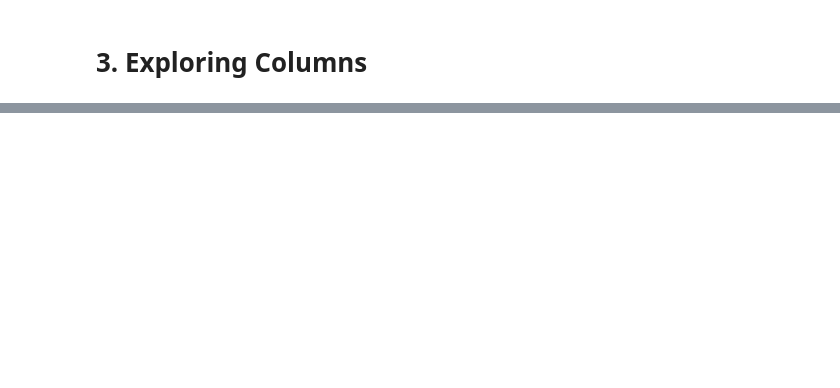
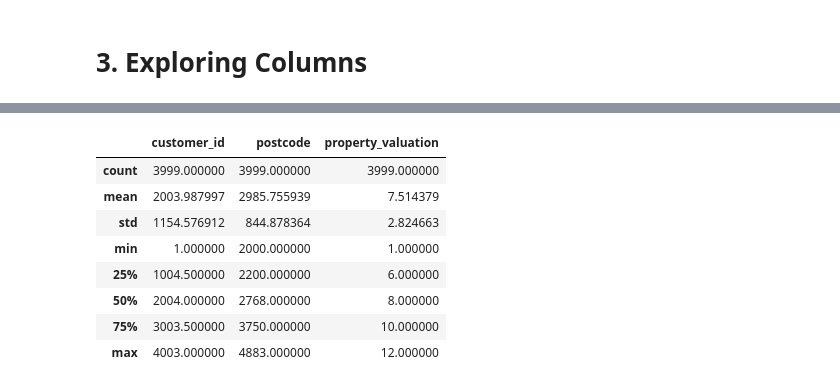
Before and after one commit to Pritam-Patra/kpmg_module1, a Jupyter notebook: module1.ipynb, the cells around one changed output, grey strips where cells are left out. Drawn from its saved outputs; the diff is of its cells as text; code cells hidden in the pictures; blank space fills up the shorter version.

Commit message:
Exploring columns done for Customer Address sheet

```diff
--- a/module1.ipynb
+++ b/module1.ipynb
@@ -541,0 +627,12 @@ CustomerAddress['customer_id'].duplicated().sum()
+# %%
+CustomerAddress.describe()
+# %% [output]
+|  | customer_id | postcode | property_valuation |
+| count | 3999.000000 | 3999.000000 | 3999.000000 |
+| mean | 2003.987997 | 2985.755939 | 7.514379 |
+| std | 1154.576912 | 844.878364 | 2.824663 |
+| min | 1.000000 | 2000.000000 | 1.000000 |
+| 25% | 1004.500000 | 2200.000000 | 6.000000 |
+| 50% | 2004.000000 | 2768.000000 | 8.000000 |
+| 75% | 3003.500000 | 3750.000000 | 10.000000 |
+| max | 4003.000000 | 4883.000000 | 12.000000 |
```
Also changed, not shown: parts of 15 cells of this notebook.
